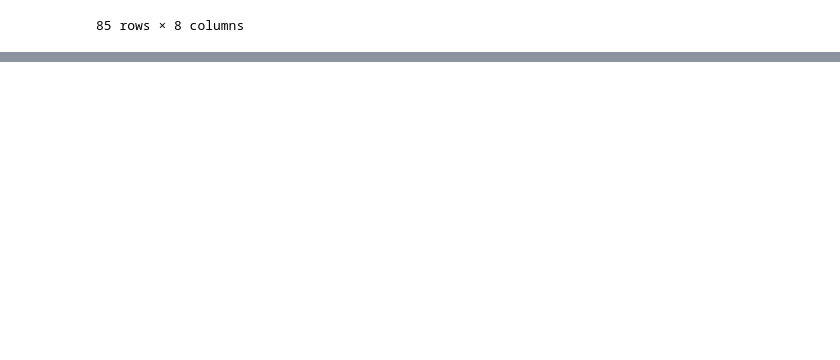
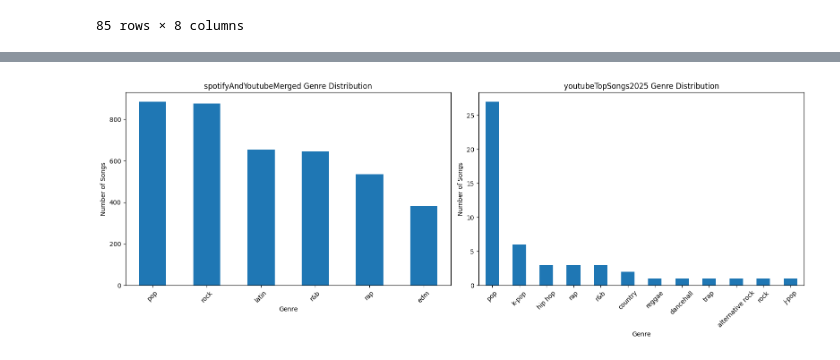
Before and after one commit to muxicolin/SC3021-Lab-Project, a Jupyter notebook: SC3021_Project.ipynb, the cells around one changed output, grey strips where cells are left out. Drawn from its saved outputs; the diff is of its cells as text; code cells hidden in the pictures; blank space fills up the shorter version.

```diff
--- a/SC3021_Project.ipynb
+++ b/SC3021_Project.ipynb
@@ -663,0 +795,23 @@ dtype: int64
+# %%
+# Genre distribution histograms
+fig, axes = plt.subplots(1, 2, figsize=(16, 6))
+
+# ── DF1: spotifyAndYoutubeMerged ──
+df1['playlist_genre'].value_counts().plot(kind='bar', ax=axes[0])
+axes[0].set_title('spotifyAndYoutubeMerged Genre Distribution')
+axes[0].set_xlabel('Genre')
+axes[0].set_ylabel('Number of Songs')
+axes[0].tick_params(axis='x', rotation=45)
+
+# ── DF2: youtubeTopSongs2025 ──
+df2_genres = df2['genres'].str.split(',').explode().str.strip()
+df2_genres.value_counts().plot(kind='bar', ax=axes[1])
+axes[1].set_title('youtubeTopSongs2025 Genre Distribution')
+axes[1].set_xlabel('Genre')
+axes[1].set_ylabel('Number of Songs')
+axes[1].tick_params(axis='x', rotation=45)
+
+plt.tight_layout()
+plt.show()
+# %% [output]
+[figure, added]
```
Also changed, not shown: parts of 98 cells of this notebook.
